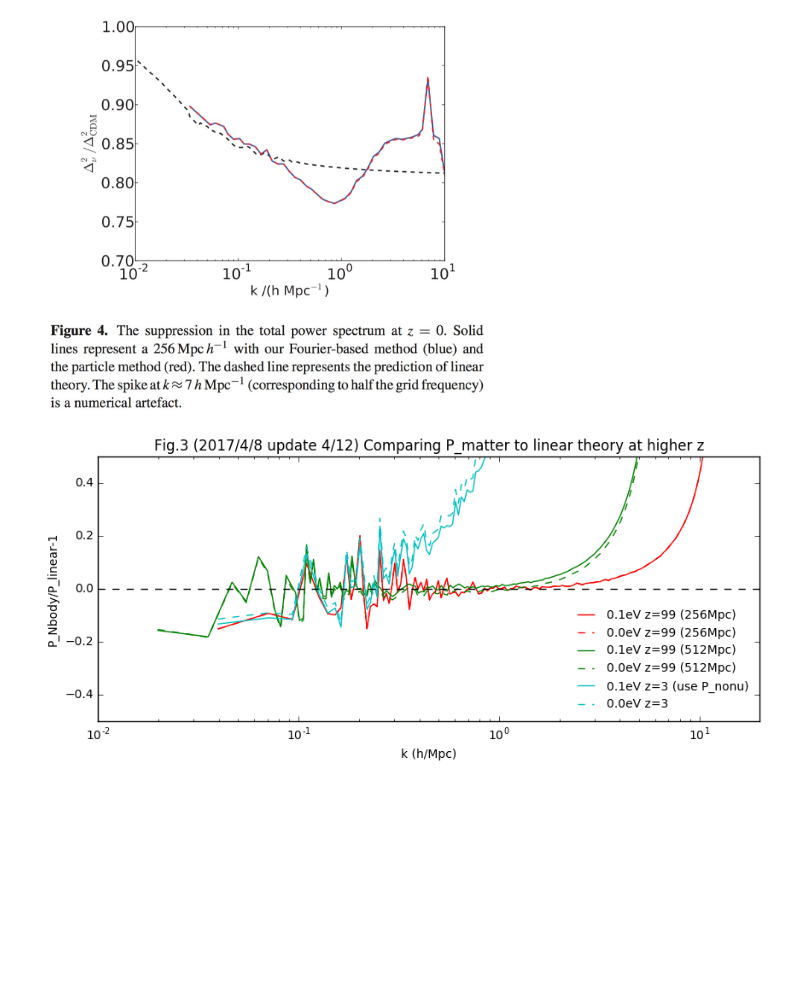
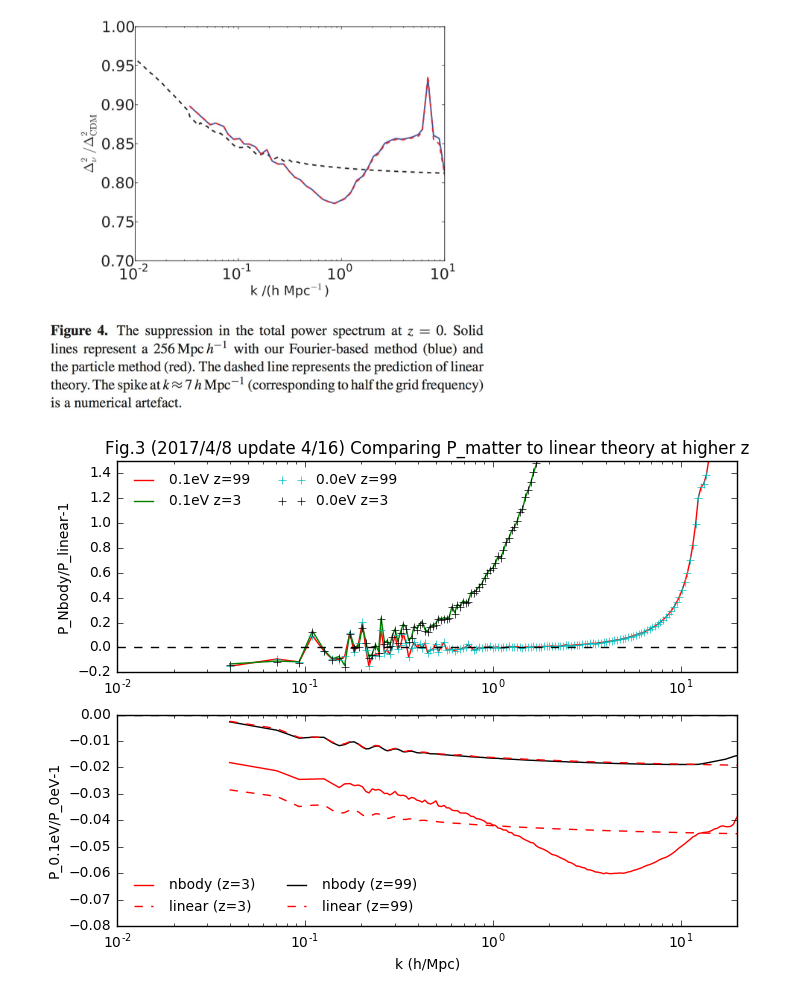
Before and after one commit to liuxx479/neutrino-batch, a Jupyter notebook: plot-matterps.ipynb, the cells around one changed output. Saved outputs shown, nothing was run; the diff lists cells and outputs as text; code cells hidden in the pictures; blank space fills up the shorter version.

```diff
--- a/plot-matterps.ipynb
+++ b/plot-matterps.ipynb
@@ -226,30 +207,31 @@ if correct_nonu:
 # %%
-f=figure(figsize=(10,4))
-ax=f.add_subplot(111)
-#ax2=f.add_subplot(121)
+f=figure(figsize=(8,6))
+ax=f.add_subplot(211)
+ax2=f.add_subplot(212)
 
+ax.plot(knb_bin, Pnb1_z99_bin/Pnn_z99-1,'r-',label='0.1eV z=99')
+ax.plot(knb_bin, Pnb1_z03_bin/Pnn_z03-1,'g-',label='0.1eV z=3')
 
-ax.plot(kgadget_bined, Pgadget_z99_bined/P_z99_out-1,'r-',label='0.1eV z=99 (256Mpc)')
-ax.plot(kgadget_bined, Pgadget0_z99_bined/P0_z99_out-1,'r--',label='0.0eV z=99 (256Mpc)')
+ax.plot(knb_bin, Pnb0_z99_bin/Pcamb0_z99_bin-1,'c+',label='0.0eV z=99')
+ax.plot(knb_bin, Pnb0_z03_bin/Pcamb0_z03_bin-1,'k+',label='0.0eV z=3')
 
-ax.plot(kgadget_512Mpc_bined, Pgadget_z99_512Mpc_bined/P_z99_512Mpc_out-1,'g-',label='0.1eV z=99 (512Mpc)')
-ax.plot(kgadget_512Mpc_bined, Pgadget0_z99_512Mpc_bined/P0_z99_512Mpc_out-1,'g--',label='0.0eV z=99 (512Mpc)')
+ax2.plot(knb_bin, Pnb1_z03_bin/Pnb0_z03_bin-1,'r-',label='nbody (z=3)')
+ax2.plot(knb_bin, Pnn_z03/Pcamb0_z03_bin-1,'r--',label='linear (z=3)')
 
-ax.plot(kgadget_bined, Pgadget_z3_bined/P_z3_out-1,'c-',label='0.1eV z=3 (use P_nonu)')
-ax.plot(kgadget_bined, Pgadget0_z3_bined/P0_z3_out-1,'c--',label='0.0eV z=3')
-#ax.plot(kgadget_bined, Pgadget_z3_bined/ratio_nonu3/P_z3_out-1,'b-',label='0.1eV z=3 (use P_tot)')
+ax2.plot(knb_bin, Pnb1_z99_bin/Pnb0_z99_bin-1,'k-',label='nbody (z=99)')
+ax2.plot(knb_bin, Pnn_z99/Pcamb0_z99_bin-1,'r--',label='linear (z=99)')
 
-#ax.plot(kgadget_bined, P0_z99_out/P_z99_out-1,'k-', lw=4, alpha=0.2, label='Camb P_0eV/P_0.1eV-1 (256Mpc)')
-ax.legend(fontsize=10,frameon=0,loc=0, ncol=1)
-ax.plot([1e-2, 20],[0,0],'k--')
-ax.set_xlabel('k (h/Mpc)')
-ax.set_xscale('log')
+ax.set_ylim(-0.2,1.5)
 ax.set_ylabel('P_Nbody/P_linear-1')
-
-
-ax.set_xlim(1e-2,20)
-ax.set_ylim(-0.5,0.5)#1.5)
-ax.set_title("Fig.3 (2017/4/8 update 4/12) Comparing P_matter to linear theory at higher z")
+ax2.set_ylim(-0.08,0)
+ax2.set_ylabel('P_0.1eV/P_0eV-1')
+ax2.set_xlabel('k (h/Mpc)')
+for iax in [ax,ax2]:
+    iax.legend(fontsize=10,frameon=0,loc=0, ncol=2)
+    iax.plot([1e-2, 20],[0,0],'k--')
+    iax.set_xscale('log')
+    iax.set_xlim(1e-2,20)
+ax.set_title("Fig.3 (2017/4/8 update 4/16) Comparing P_matter to linear theory at higher z")
 show()
 # %% [output]
-[figure, old version]
+[figure, new version]
```
Also changed, not shown: parts of 8 cells of this notebook, 1 other file.
